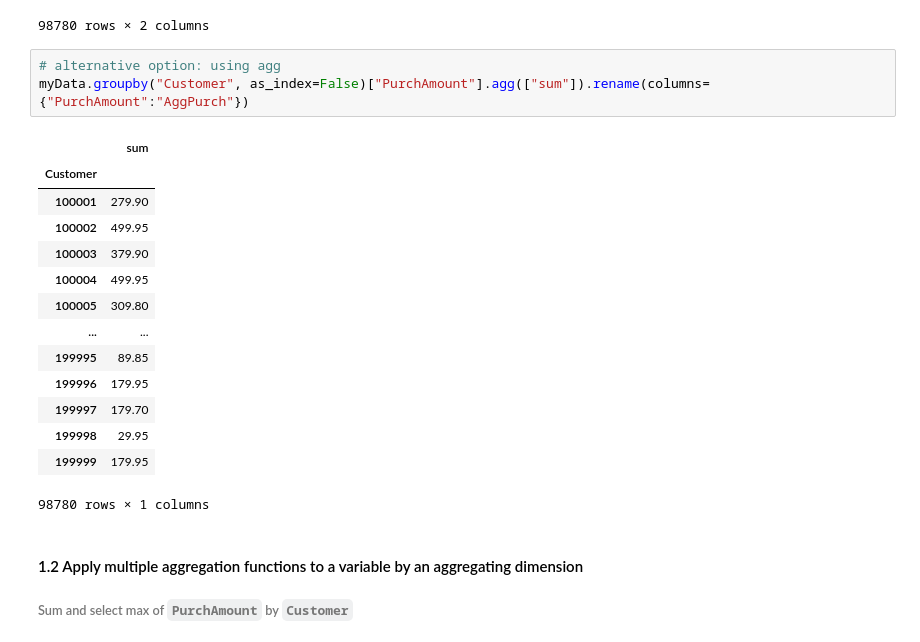
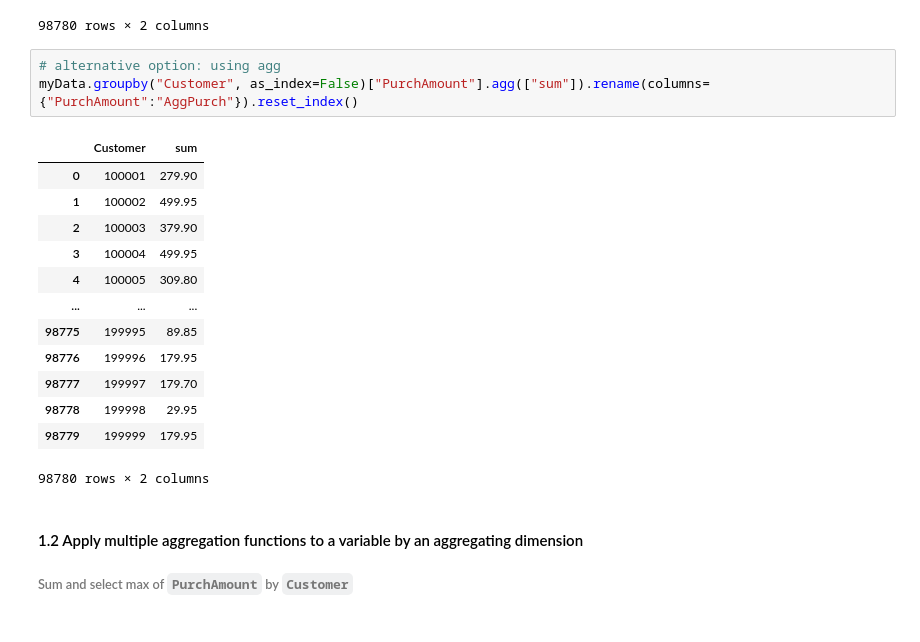
Before and after one commit to michalis0/DataScience_and_MachineLearning, a Jupyter notebook: week3/Advanced_Pandas_Operations_Aggregation.ipynb, the cells around one changed output. Saved outputs shown, nothing was run; the diff lists cells and outputs as text.

```diff
--- a/week3/Advanced_Pandas_Operations_Aggregation.ipynb
+++ b/week3/Advanced_Pandas_Operations_Aggregation.ipynb
@@ -86,22 +95,21 @@ myData.groupby("Customer", as_index=False)["PurchAmount"].sum()
 98780 rows × 2 columns
 # %%
 # alternative option: using agg
-myData.groupby("Customer", as_index=False)["PurchAmount"].agg(["sum"]).rename(columns={"PurchAmount":"AggPurch"})
+myData.groupby("Customer", as_index=False)["PurchAmount"].agg(["sum"]).rename(columns={"PurchAmount":"AggPurch"}).reset_index()
 # %% [output]
-|  | sum |
-| Customer |  |
-| 100001 | 279.90 |
-| 100002 | 499.95 |
-| 100003 | 379.90 |
-| 100004 | 499.95 |
-| 100005 | 309.80 |
-| ... | ... |
-| 199995 | 89.85 |
-| 199996 | 179.95 |
-| 199997 | 179.70 |
-| 199998 | 29.95 |
-| 199999 | 179.95 |
+|  | Customer | sum |
+| 0 | 100001 | 279.90 |
+| 1 | 100002 | 499.95 |
+| 2 | 100003 | 379.90 |
+| 3 | 100004 | 499.95 |
+| 4 | 100005 | 309.80 |
+| ... | ... | ... |
+| 98775 | 199995 | 89.85 |
+| 98776 | 199996 | 179.95 |
+| 98777 | 199997 | 179.70 |
+| 98778 | 199998 | 29.95 |
+| 98779 | 199999 | 179.95 |
-98780 rows × 1 columns
+98780 rows × 2 columns
 # %% [markdown]
 #### 1.2 Apply multiple aggregation functions to a variable by an aggregating dimension
 ###### Sum and select max of `PurchAmount` by `Customer`
```
Also changed, not shown: parts of 3 cells of this notebook.
